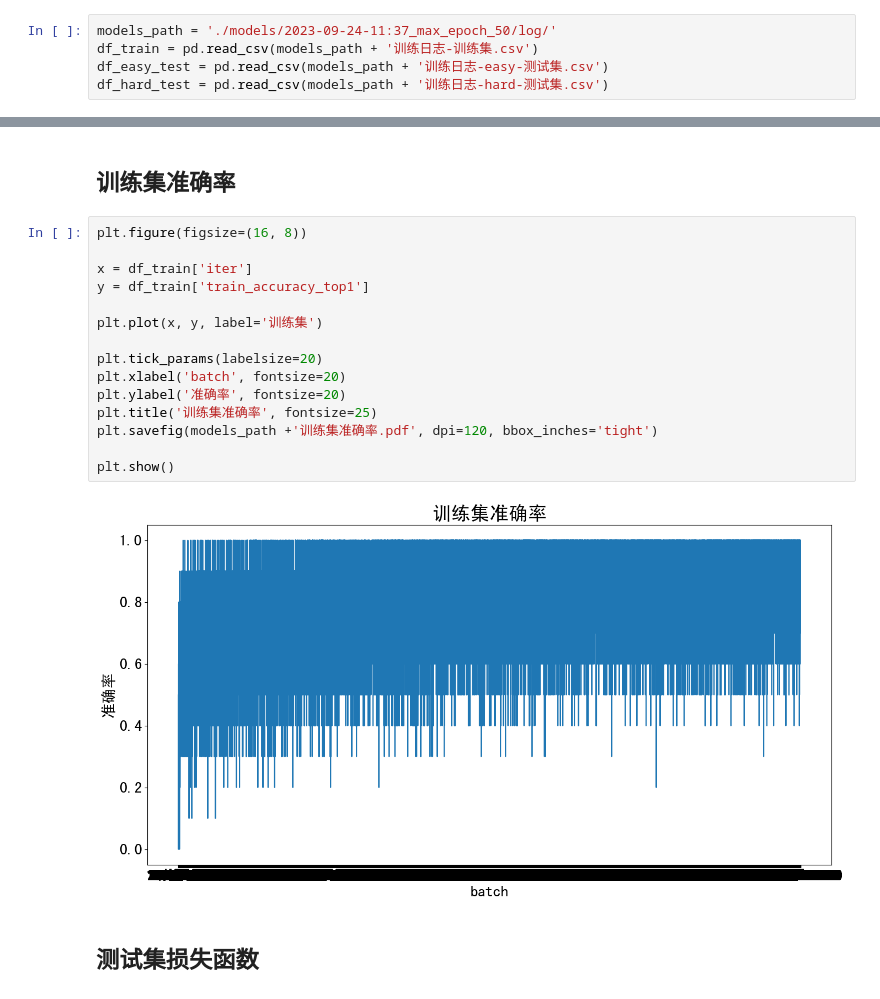
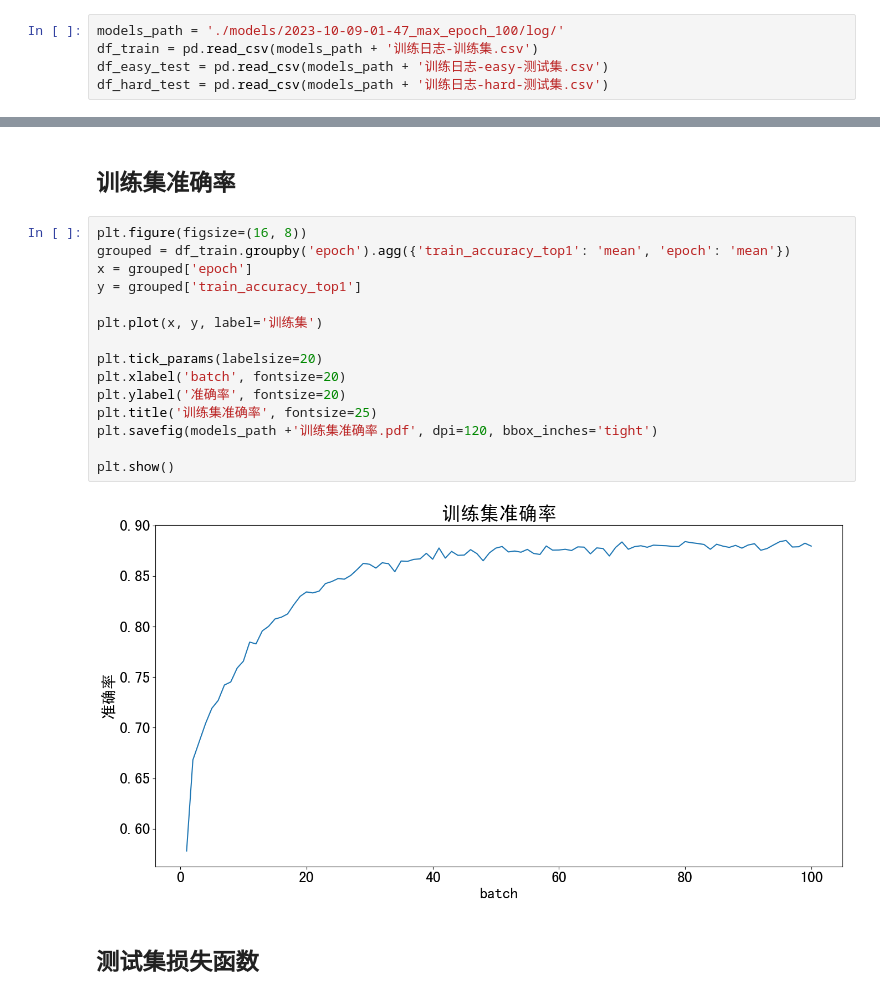
Before and after one commit to MarKobe1990/ShuffleNet-Retrain, a Jupyter notebook: ShuffleNetV2+/【A】可视化训练日志.ipynb, the cells around one changed output, grey strips where cells are left out. Cells and saved outputs as stored; diff of their text form.

```diff
--- a/ShuffleNetV2+/【A】可视化训练日志.ipynb
+++ b/ShuffleNetV2+/【A】可视化训练日志.ipynb
@@ -38,7 +47,7 @@ plt.show()
 # %% [markdown]
 ## 载入训练日志表格
 # %%
-models_path = './models/2023-09-24-11:37_max_epoch_50/log/'
+models_path = './models/2023-10-09-01-47_max_epoch_100/log/'
 df_train = pd.read_csv(models_path + '训练日志-训练集.csv')
 df_easy_test = pd.read_csv(models_path + '训练日志-easy-测试集.csv')
 df_hard_test = pd.read_csv(models_path + '训练日志-hard-测试集.csv')
@@ -123,21 +123,21 @@ plt.show()
 ## 训练集准确率
 # %%
 plt.figure(figsize=(16, 8))
-
-x = df_train['iter']
-y = df_train['train_accuracy_top1']
+grouped = df_train.groupby('epoch').agg({'train_accuracy_top1': 'mean', 'epoch': 'mean'})
+x = grouped['epoch']
+y = grouped['train_accuracy_top1']
 
 plt.plot(x, y, label='训练集')
 
 plt.tick_params(labelsize=20)
 plt.xlabel('batch', fontsize=20)
 plt.ylabel('准确率', fontsize=20)
 plt.title('训练集准确率', fontsize=25)
 plt.savefig(models_path +'训练集准确率.pdf', dpi=120, bbox_inches='tight')
 
 plt.show()
 # %% [output]
-[figure, old version]
+[figure, new version]
 # %% [markdown]
 ## 测试集损失函数
 # %%
```
Also changed, not shown: parts of 9 cells of this notebook, 23 other files.
